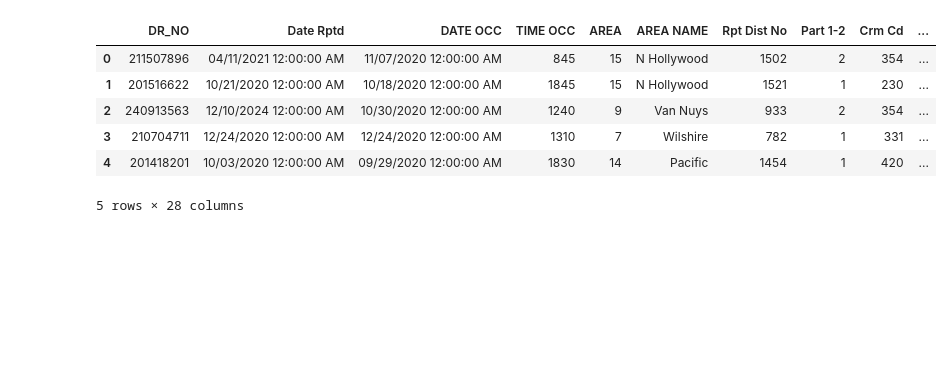
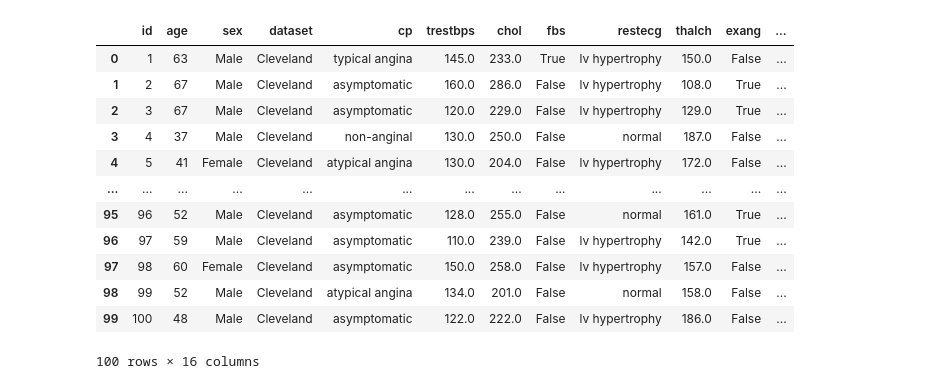
Before and after one commit to wwebpy/Heart-disease-prediction-classification, a Jupyter notebook: notebooks/initial_data_exploration.ipynb, the cells around one changed output. Cells and saved outputs as stored; diff of their text form; code cells hidden in the pictures; blank space fills up the shorter version.

Commit message:
cleaned data and ready for train

```diff
--- a/notebooks/initial_data_exploration.ipynb
+++ b/notebooks/initial_data_exploration.ipynb
@@ -11,14 +61,20 @@ ModuleNotFoundError: No module named 'pandas'
 # %%
 data = pd.read_csv('../data/raw/heart_disease_uci.csv', sep=',')
-data.head()
+data.head(100)
 # %% [output]
-|  | DR_NO | Date Rptd | DATE OCC | TIME OCC | AREA | AREA NAME | Rpt Dist No | Part 1-2 | Crm Cd | ... |
-| 0 | 211507896 | 04/11/2021 12:00:00 AM | 11/07/2020 12:00:00 AM | 845 | 15 | N Hollywood | 1502 | 2 | 354 | ... |
-| 1 | 201516622 | 10/21/2020 12:00:00 AM | 10/18/2020 12:00:00 AM | 1845 | 15 | N Hollywood | 1521 | 1 | 230 | ... |
-| 2 | 240913563 | 12/10/2024 12:00:00 AM | 10/30/2020 12:00:00 AM | 1240 | 9 | Van Nuys | 933 | 2 | 354 | ... |
-| 3 | 210704711 | 12/24/2020 12:00:00 AM | 12/24/2020 12:00:00 AM | 1310 | 7 | Wilshire | 782 | 1 | 331 | ... |
-| 4 | 201418201 | 10/03/2020 12:00:00 AM | 09/29/2020 12:00:00 AM | 1830 | 14 | Pacific | 1454 | 1 | 420 | ... |
+|  | id | age | sex | dataset | cp | trestbps | chol | fbs | restecg | thalch | exang | ... |
+| 0 | 1 | 63 | Male | Cleveland | typical angina | 145.0 | 233.0 | True | lv hypertrophy | 150.0 | False | ... |
+| 1 | 2 | 67 | Male | Cleveland | asymptomatic | 160.0 | 286.0 | False | lv hypertrophy | 108.0 | True | ... |
+| 2 | 3 | 67 | Male | Cleveland | asymptomatic | 120.0 | 229.0 | False | lv hypertrophy | 129.0 | True | ... |
+| 3 | 4 | 37 | Male | Cleveland | non-anginal | 130.0 | 250.0 | False | normal | 187.0 | False | ... |
+| 4 | 5 | 41 | Female | Cleveland | atypical angina | 130.0 | 204.0 | False | lv hypertrophy | 172.0 | False | ... |
+| ... | ... | ... | ... | ... | ... | ... | ... | ... | ... | ... | ... | ... |
+| 95 | 96 | 52 | Male | Cleveland | asymptomatic | 128.0 | 255.0 | False | normal | 161.0 | True | ... |
+| 96 | 97 | 59 | Male | Cleveland | asymptomatic | 110.0 | 239.0 | False | lv hypertrophy | 142.0 | True | ... |
+| 97 | 98 | 60 | Female | Cleveland | asymptomatic | 150.0 | 258.0 | False | lv hypertrophy | 157.0 | False | ... |
+| 98 | 99 | 52 | Male | Cleveland | atypical angina | 134.0 | 201.0 | False | normal | 158.0 | False | ... |
+| 99 | 100 | 48 | Male | Cleveland | asymptomatic | 122.0 | 222.0 | False | lv hypertrophy | 186.0 | False | ... |
-5 rows × 28 columns
+100 rows × 16 columns
 # %%
 data.info()
 # %% [output]
```
Also changed, not shown: parts of 17 cells of this notebook, 1 other file.
